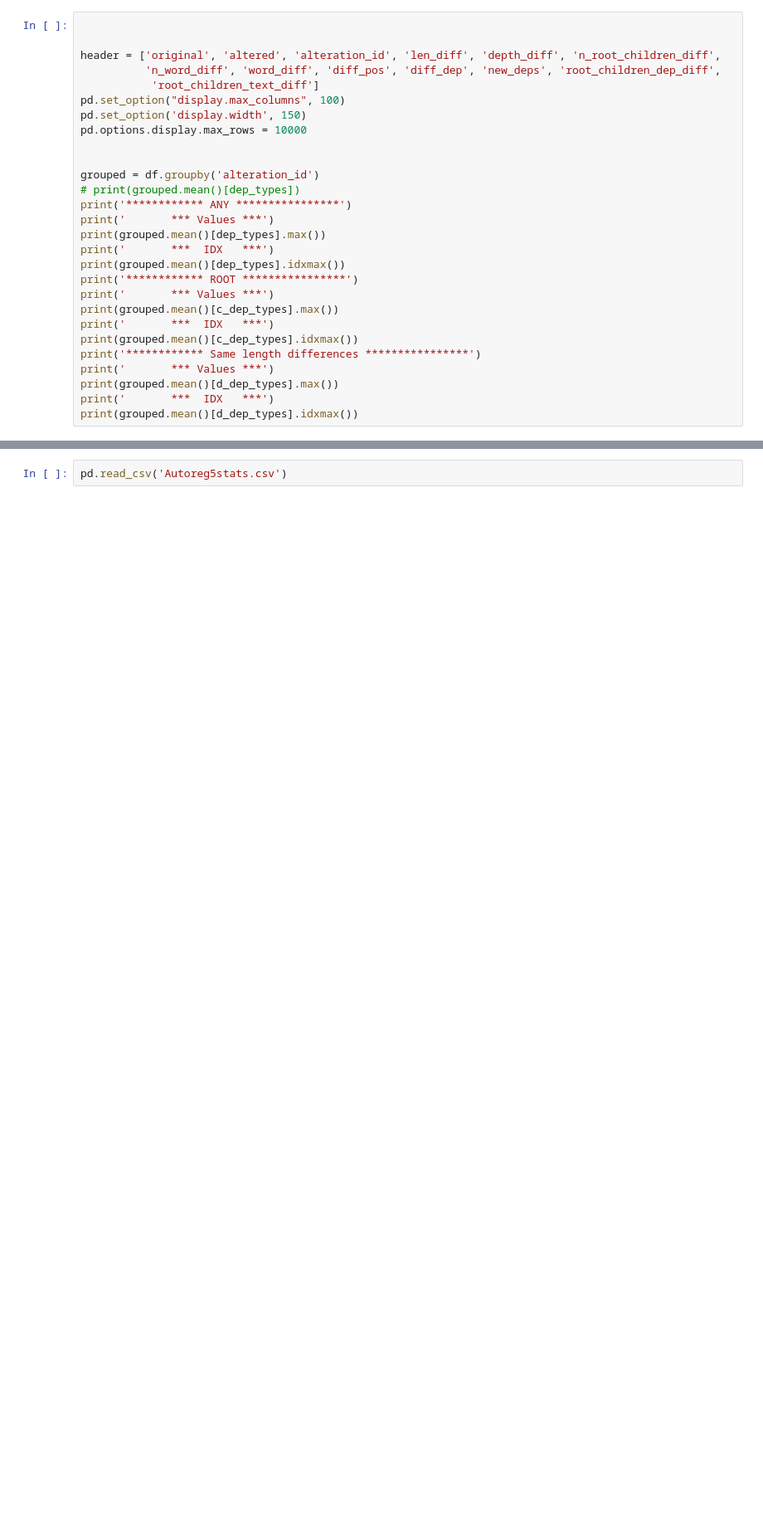
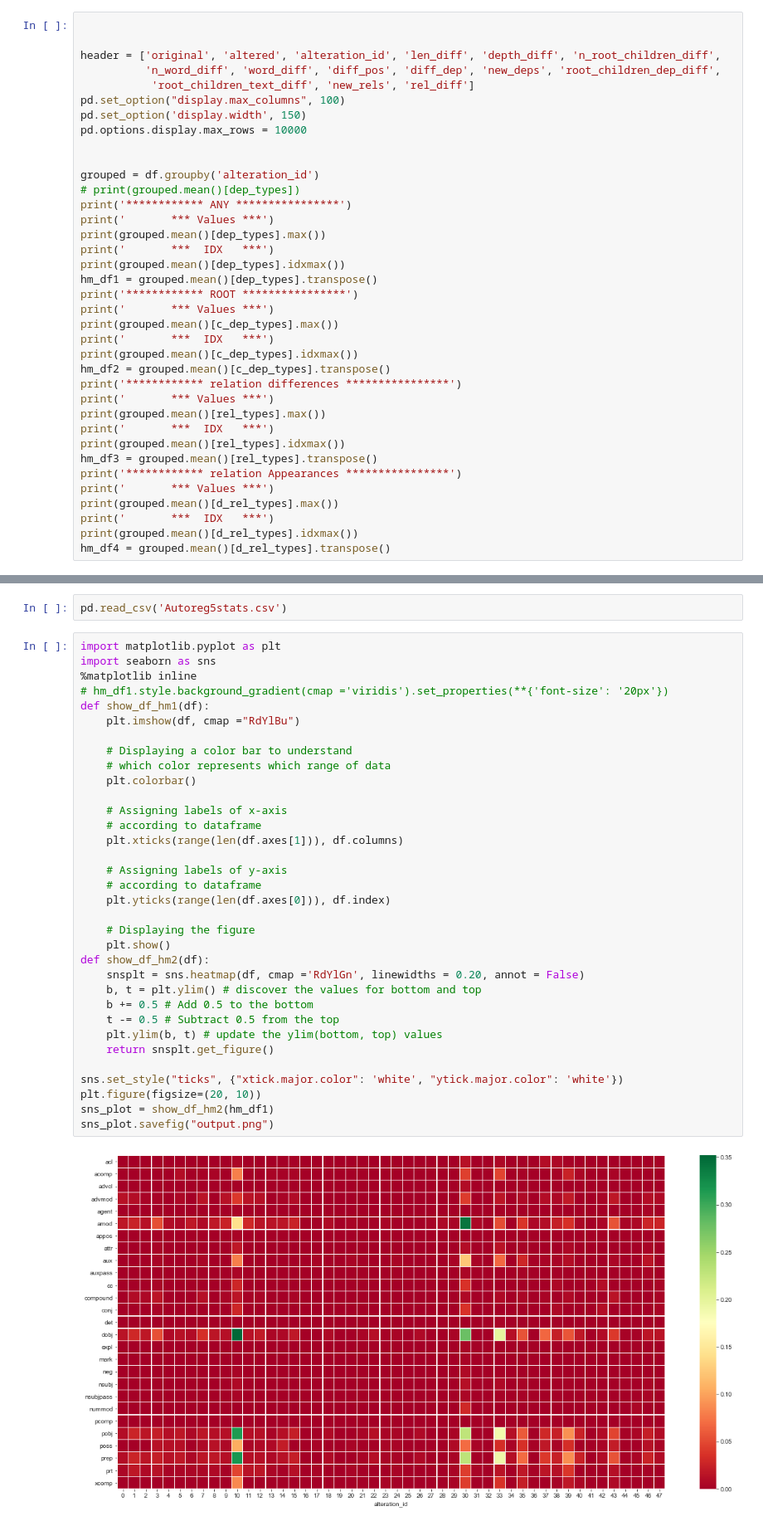
Before and after one commit to ghazi-f/QKVAE, a Jupyter notebook: disentanglement_transformer/Model_Analysis.ipynb, the cells around one changed output, grey strips where cells are left out. Shown at 83% size. Saved outputs shown, nothing was run; the diff lists cells and outputs as text; blank space fills up the shorter version.

```diff
--- a/disentanglement_transformer/Model_Analysis.ipynb
+++ b/disentanglement_transformer/Model_Analysis.ipynb
@@ -644,7 +825,7 @@ ValueError: zero-dimensional arrays cannot be concatenated
 
 header = ['original', 'altered', 'alteration_id', 'len_diff', 'depth_diff', 'n_root_children_diff',
           'n_word_diff', 'word_diff', 'diff_pos', 'diff_dep', 'new_deps', 'root_children_dep_diff',
-           'root_children_text_diff']
+           'root_children_text_diff', 'new_rels', 'rel_diff']
 pd.set_option("display.max_columns", 100)
 pd.set_option('display.width', 150)
 pd.options.display.max_rows = 10000
@@ -657,16 +838,25 @@ print('       *** Values ***')
 print(grouped.mean()[dep_types].max())
 print('       ***  IDX   ***')
 print(grouped.mean()[dep_types].idxmax())
+hm_df1 = grouped.mean()[dep_types].transpose()
 print('************ ROOT ****************')
 print('       *** Values ***')
 print(grouped.mean()[c_dep_types].max())
 print('       ***  IDX   ***')
 print(grouped.mean()[c_dep_types].idxmax())
-print('************ Same length differences ****************')
+hm_df2 = grouped.mean()[c_dep_types].transpose()
+print('************ relation differences ****************')
 print('       *** Values ***')
-print(grouped.mean()[d_dep_types].max())
+print(grouped.mean()[rel_types].max())
 print('       ***  IDX   ***')
-print(grouped.mean()[d_dep_types].idxmax())
+print(grouped.mean()[rel_types].idxmax())
+hm_df3 = grouped.mean()[rel_types].transpose()
+print('************ relation Appearances ****************')
+print('       *** Values ***')
+print(grouped.mean()[d_rel_types].max())
+print('       ***  IDX   ***')
+print(grouped.mean()[d_rel_types].idxmax())
+hm_df4 = grouped.mean()[d_rel_types].transpose()
 # %% [output]
 ************ ANY ****************
        *** Values ***
@@ -716,2 +906,38 @@ df.to_csv('Autoreg5stats.csv')
 # %%
 pd.read_csv('Autoreg5stats.csv')
+# %%
+import matplotlib.pyplot as plt
+import seaborn as sns
+%matplotlib inline
+# hm_df1.style.background_gradient(cmap ='viridis').set_properties(**{'font-size': '20px'})
+def show_df_hm1(df):
+    plt.imshow(df, cmap ="RdYlBu")
+
+    # Displaying a color bar to understand
+    # which color represents which range of data
+    plt.colorbar()
+
+    # Assigning labels of x-axis
+    # according to dataframe
+    plt.xticks(range(len(df.axes[1])), df.columns)
+
+    # Assigning labels of y-axis
+    # according to dataframe
+    plt.yticks(range(len(df.axes[0])), df.index)
+
+    # Displaying the figure
+    plt.show()
+def show_df_hm2(df):
+    snsplt = sns.heatmap(df, cmap ='RdYlGn', linewidths = 0.20, annot = False)
+    b, t = plt.ylim() # discover the values for bottom and top
+    b += 0.5 # Add 0.5 to the bottom
+    t -= 0.5 # Subtract 0.5 from the top
+    plt.ylim(b, t) # update the ylim(bottom, top) values
+    return snsplt.get_figure()
+
+sns.set_style("ticks", {"xtick.major.color": 'white', "ytick.major.color": 'white'})
+plt.figure(figsize=(20, 10))
+sns_plot = show_df_hm2(hm_df1)
+sns_plot.savefig("output.png")
+# %% [output]
+[figure, added]
```
Also changed, not shown: parts of 17 cells of this notebook.
